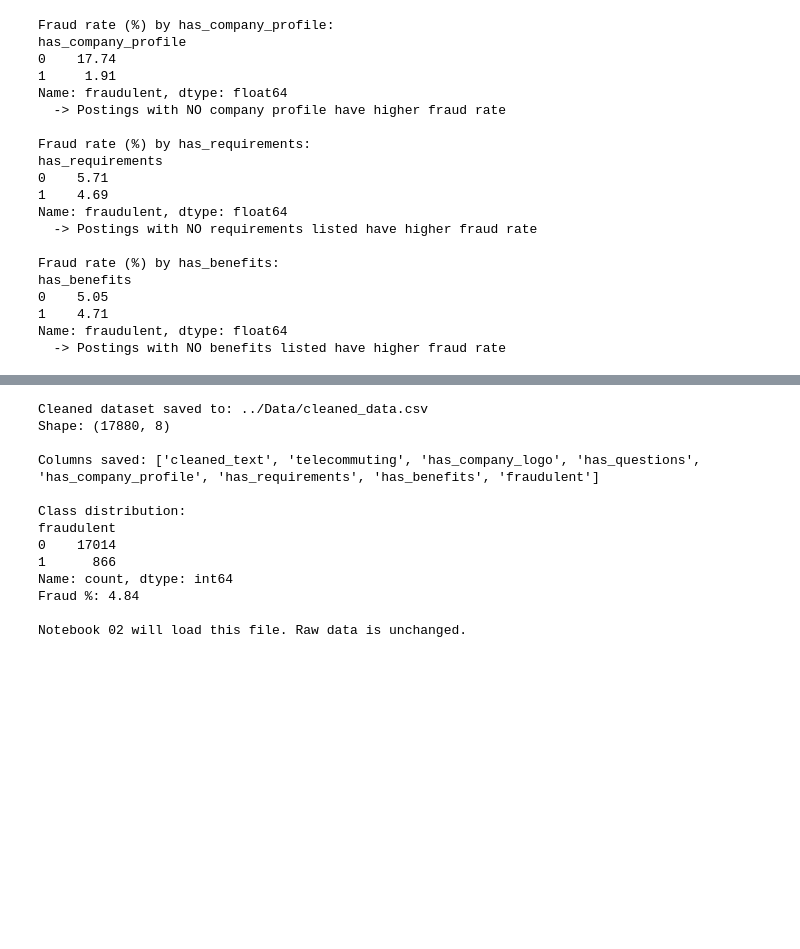
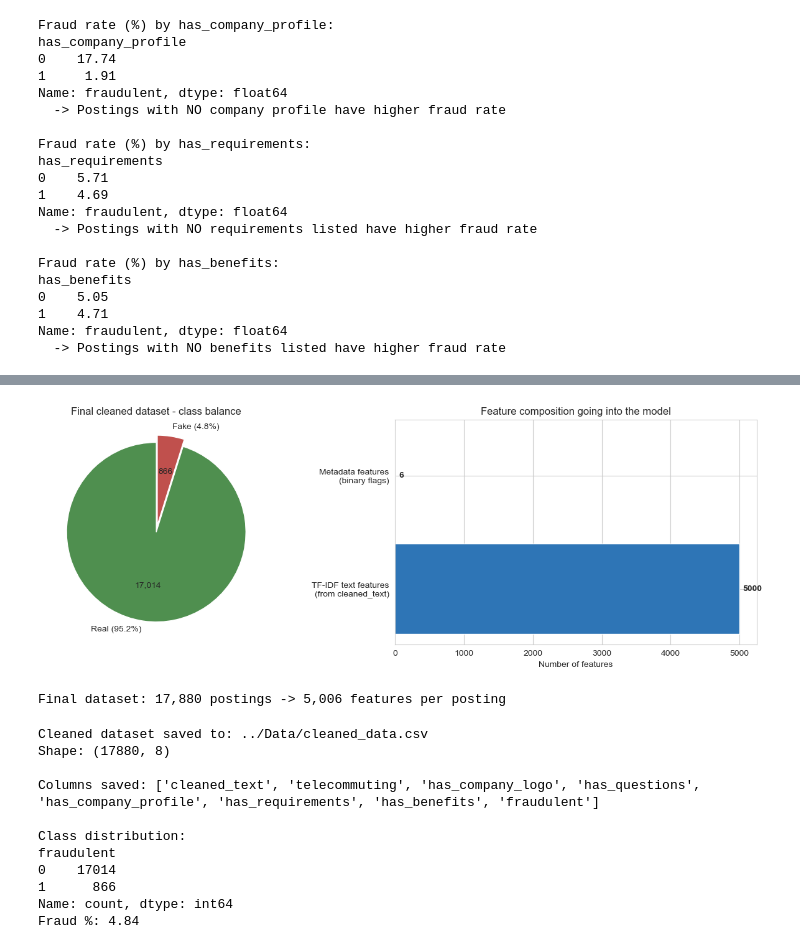
Before and after one commit to P2gohel/MSc-Data-science-Fraud-Job-Detection, a Jupyter notebook: Code/EDA.ipynb, the cells around one changed output, grey strips where cells are left out. Cells and saved outputs as stored; diff of their text form; code cells hidden in the pictures; blank space fills up the shorter version.

```diff
--- a/Code/EDA.ipynb
+++ b/Code/EDA.ipynb
@@ -441,3 +509,30 @@ Features going into the model:
+# %%
+#Cleaned dataset looks like
+fig, axes = plt.subplots(1, 2, figsize=(13, 4.5))
+
+#class balance
+counts = df['fraudulent'].value_counts()
+axes[0].pie(counts, labels=['Real (95.2%)', 'Fake (4.8%)'], colors=['#4F8F4F', '#C0504D'],
+            startangle=90, explode=(0, 0.08), autopct=lambda p: f'{p*len(df)/100:,.0f}')
+axes[0].set_title('Final cleaned dataset - class balance')
+
+#Feature composition
+sizes = [5000, 6]
+axes[1].barh(['TF-IDF text features\n(from cleaned_text)', 'Metadata features\n(binary flags)'],
+             sizes, color=['#2E75B6', '#ED7D31'])
+axes[1].set_title('Feature composition going into the model')
+axes[1].set_xlabel('Number of features')
+for i, v in enumerate(sizes):
+    axes[1].text(v + 50, i, str(v), va='center', fontweight='bold')
+
+plt.tight_layout()
+plt.savefig('../Output/pre4_final_dataset_summary_png',dpi=150, bbox_inches='tight')
+plt.show()
+
+print('Final dataset: 17,880 postings -> 5,006 features per posting')
+# %% [output]
+[figure, added]
+Final dataset: 17,880 postings -> 5,006 features per posting
 # %%
 # Select only columns needed for modelling
 cols_to_save = [
@@ -462,7 +557,6 @@ print('\nColumns saved:', df_clean.columns.tolist())
 print('\nClass distribution:')
 print(df_clean['fraudulent'].value_counts())
 print('Fraud %:', round(df_clean['fraudulent'].mean() * 100, 2))
-print('\nNotebook 02 will load this file. Raw data is unchanged.')
 # %% [output]
 Cleaned dataset saved to: ../Data/cleaned_data.csv
 Shape: (17880, 8)
@@ -475,5 +569,3 @@ fraudulent
 1      866
 Name: count, dtype: int64
 Fraud %: 4.84
-
-Notebook 02 will load this file. Raw data is unchanged.
```
Also changed, not shown: parts of 11 cells of this notebook, 6 other files.
